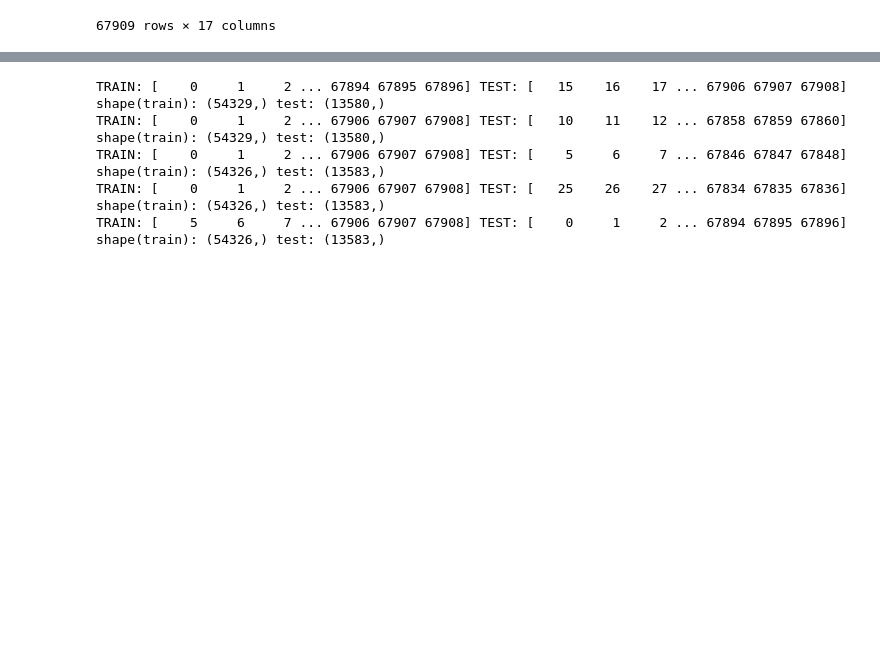
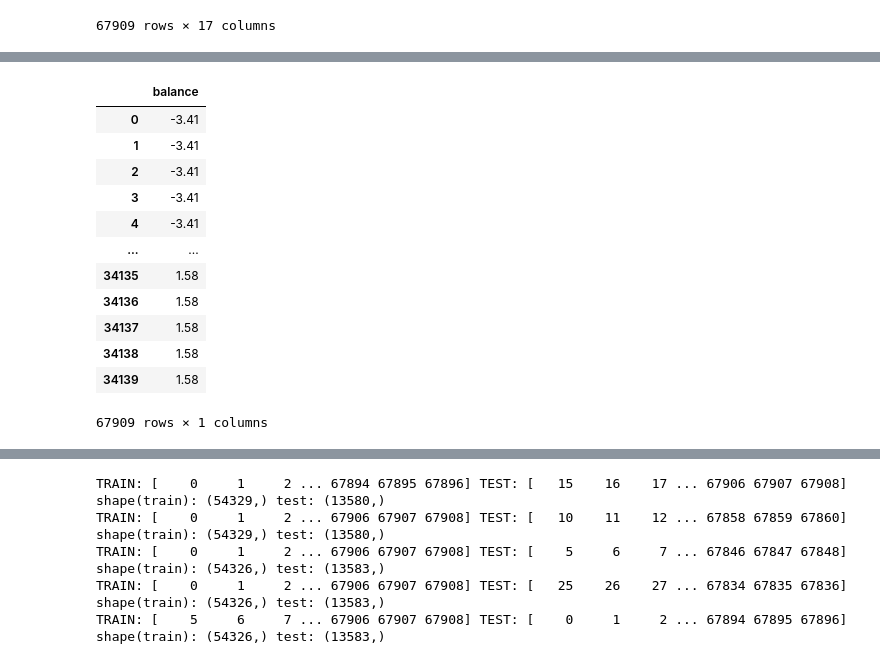
Before and after one commit to khsjursen/ML_MB_Norway, a Jupyter notebook: test_custom_loss.ipynb, the cells around one changed output, grey strips where cells are left out. Saved outputs shown, nothing was run; the diff lists cells and outputs as text; code cells hidden in the pictures; blank space fills up the shorter version.

```diff
--- a/test_custom_loss.ipynb
+++ b/test_custom_loss.ipynb
@@ -1925,0 +1924,20 @@ df_train_X
+# %%
+# Select labels for training
+df_train_y = df_train_final[['balance']]
+
+# df_train_y contains seasonal and annual mass balance, in the same order as df_train_X
+df_train_y
+# %% [output]
+|  | balance |
+| 0 | -3.41 |
+| 1 | -3.41 |
+| 2 | -3.41 |
+| 3 | -3.41 |
+| 4 | -3.41 |
+| ... | ... |
+| 34135 | 1.58 |
+| 34136 | 1.58 |
+| 34137 | 1.58 |
+| 34138 | 1.58 |
+| 34139 | 1.58 |
+67909 rows × 1 columns
```
Also changed, not shown: parts of 34 cells of this notebook.
